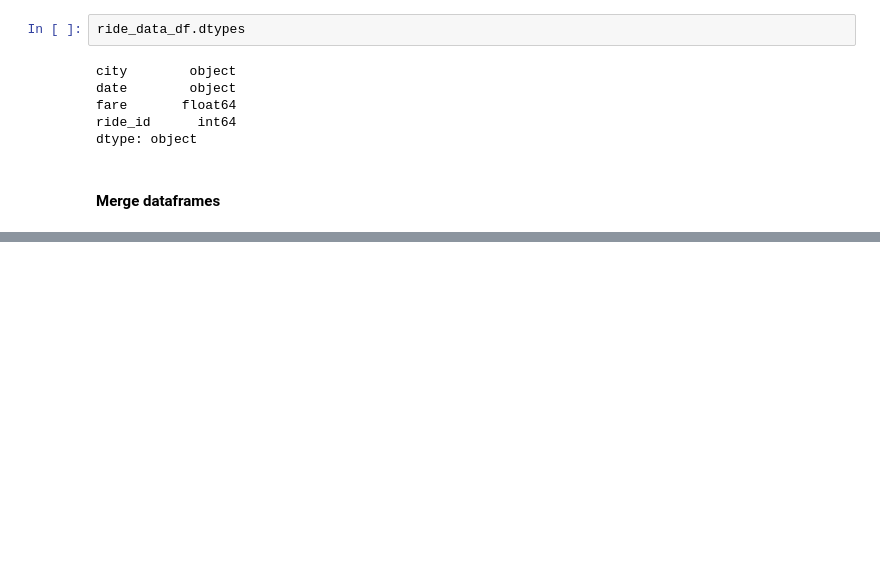
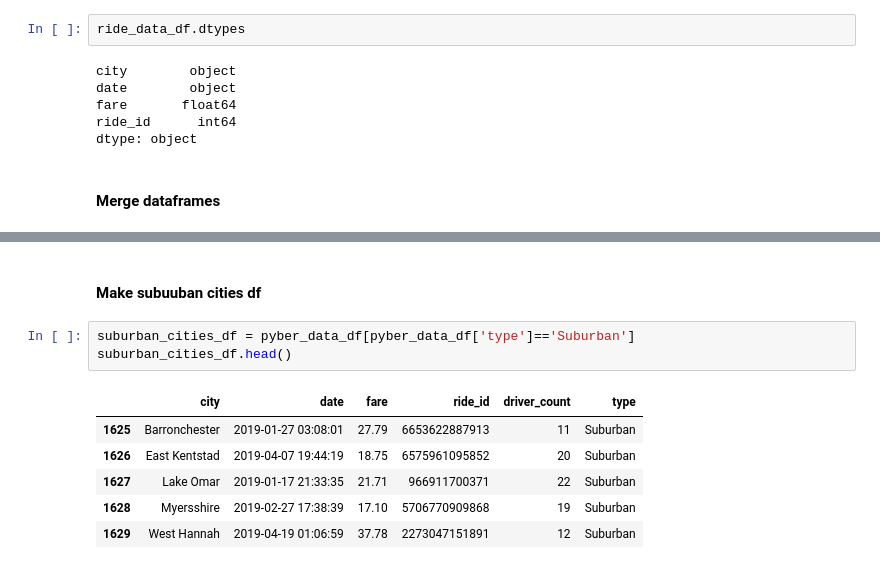
Before and after one commit to ike-hannah/PyBer_Analysis, a Jupyter notebook: PyBer.ipynb, the cells around one changed output, grey strips where cells are left out. Cells and saved outputs as stored; diff of their text form; blank space fills up the shorter version.

```diff
--- a/PyBer.ipynb
+++ b/PyBer.ipynb
@@ -107,0 +128,12 @@ pyber_data_df = pd.merge(ride_data_df, city_data_df, how='left', on=[])
+# %% [markdown]
+#### Make subuuban cities df
+# %%
+suburban_cities_df = pyber_data_df[pyber_data_df['type']=='Suburban']
+suburban_cities_df.head()
+# %% [output]
+|  | city | date | fare | ride_id | driver_count | type |
+| 1625 | Barronchester | 2019-01-27 03:08:01 | 27.79 | 6653622887913 | 11 | Suburban |
+| 1626 | East Kentstad | 2019-04-07 19:44:19 | 18.75 | 6575961095852 | 20 | Suburban |
+| 1627 | Lake Omar | 2019-01-17 21:33:35 | 21.71 | 966911700371 | 22 | Suburban |
+| 1628 | Myersshire | 2019-02-27 17:38:39 | 17.10 | 5706770909868 | 19 | Suburban |
+| 1629 | West Hannah | 2019-04-19 01:06:59 | 37.78 | 2273047151891 | 12 | Suburban |
```
Also changed, not shown: parts of 22 cells of this notebook, 2 other files.
